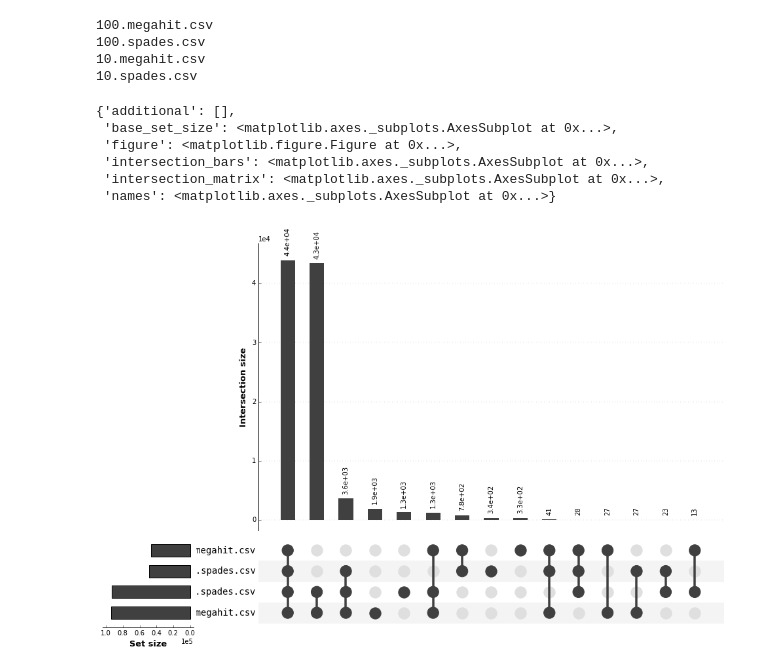
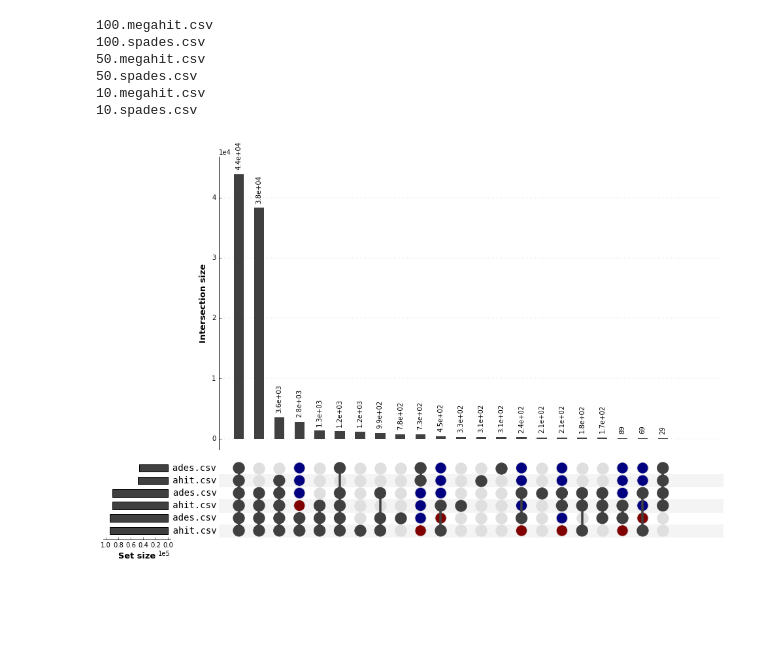
Before and after one commit to dahak-metagenomics/dahak, a Jupyter notebook: workflows/functional_inference/prokka_annotation_megahit/Contig_annotation_comparison.ipynb, the cells around one changed output. Drawn from its saved outputs; the diff is of its cells as text; code cells hidden in the pictures; blank space fills up the shorter version.

Commit message:
added contig annotation notebook

```diff
--- a/workflows/functional_inference/prokka_annotation_megahit/Contig_annotation_comparison.ipynb
+++ b/workflows/functional_inference/prokka_annotation_megahit/Contig_annotation_comparison.ipynb
@@ -59,21 +68,20 @@ genus_dict={}
 for file in glob.glob('metaG*csv'):
     df=pd.read_table(file, delimiter = ",")
     x=file.split('_')[2]
+    print(x)
     genus_dict[x]=df
 # %% [output]
 100.megahit.csv
 100.spades.csv
+50.megahit.csv
+50.spades.csv
 10.megahit.csv
 10.spades.csv
 # %%
 # Generate upset plot of the intersection of between data contained in column labeled 'gene'.
-
-pyu.plot(genus_dict, unique_keys = ['gene'])
+pplot=pyu.plot(genus_dict, unique_keys = ['gene'], sort_by='size', inters_size_bounds=(25, 100000))
+#pplot.set_size_inches(18.5, 10.5)
+pplot['figure'].savefig('meta_annotation_comparison.png')
+#.savefig('kaiju-smash-podar.pdf', dpi=100000000)
 # %% [output]
-{'additional': [],
- 'base_set_size': <matplotlib.axes._subplots.AxesSubplot at 0x...>,
- 'figure': <matplotlib.figure.Figure at 0x...>,
- 'intersection_bars': <matplotlib.axes._subplots.AxesSubplot at 0x...>,
- 'intersection_matrix': <matplotlib.axes._subplots.AxesSubplot at 0x...>,
- 'names': <matplotlib.axes._subplots.AxesSubplot at 0x...>}
-[figure, old version]
+[figure, new version]
```
Also changed, not shown: parts of 3 cells of this notebook, 1 other file.
